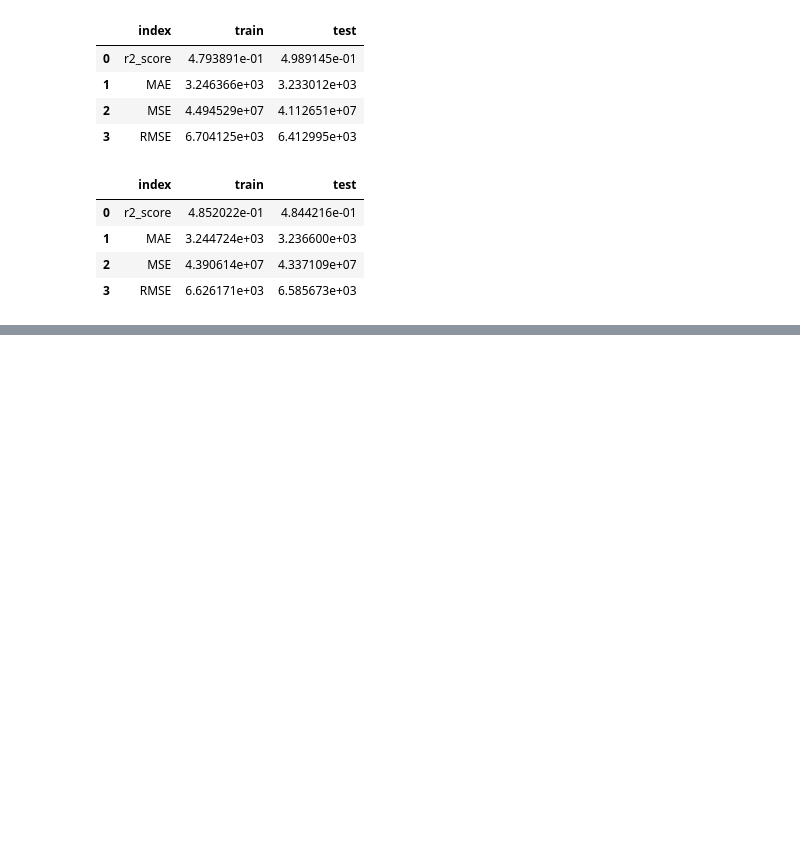
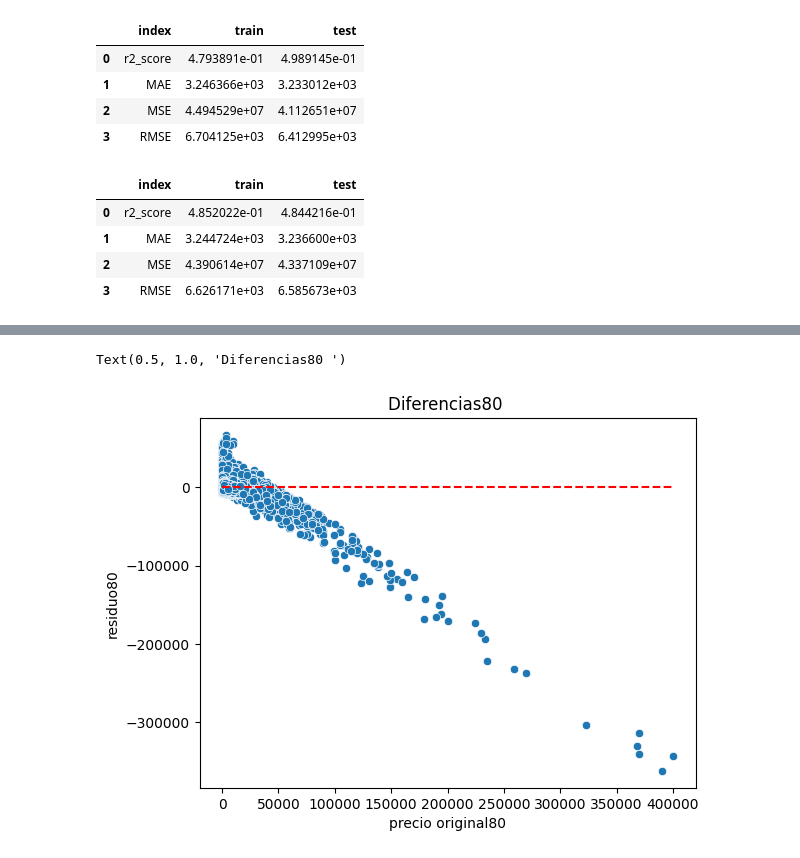
Before and after one commit to jgilsu11/laboratorio-modulo7-leccion01-eda-nulos, a Jupyter notebook: laboratorio-modulo8-leccion01-ajuste_regresion_lineal.ipynb, the cells around one changed output, grey strips where cells are left out. Drawn from its saved outputs; the diff is of its cells as text; code cells hidden in the pictures; blank space fills up the shorter version.

```diff
--- a/laboratorio-modulo8-leccion01-ajuste_regresion_lineal.ipynb
+++ b/laboratorio-modulo8-leccion01-ajuste_regresion_lineal.ipynb
@@ -290,0 +336,9 @@ metricas80_pd
+# %%
+sns.scatterplot(x="precio original80", y="residuo80", data= df_con_residuos80)
+plt.plot([df_con_residuos80["precio original80"].min(), df_con_residuos80["precio original80"].max()],
+         [0,0],
+         color='red', linestyle='--', label='x = y')
+plt.title("Diferencias80 ")
+# %% [output]
+Text(0.5, 1.0, 'Diferencias80 ')
+[figure, added]
```
Also changed, not shown: parts of 10 cells of this notebook.
